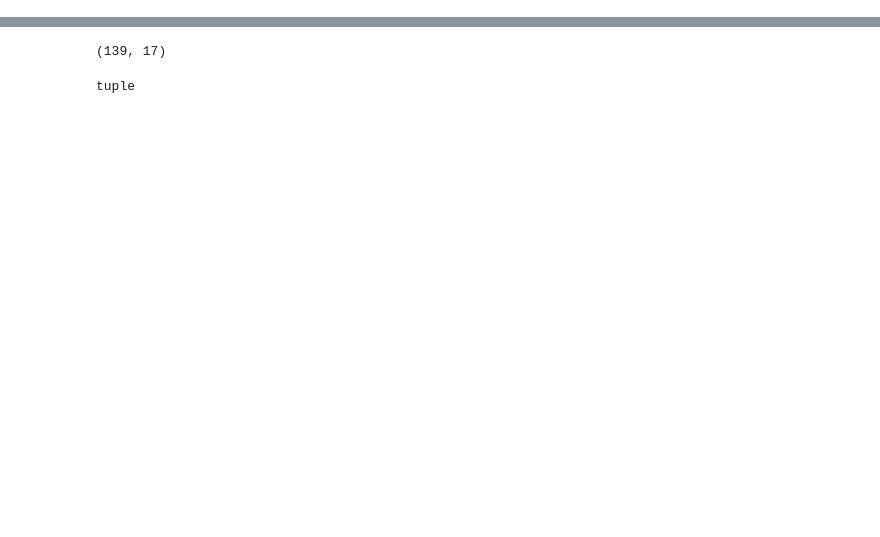
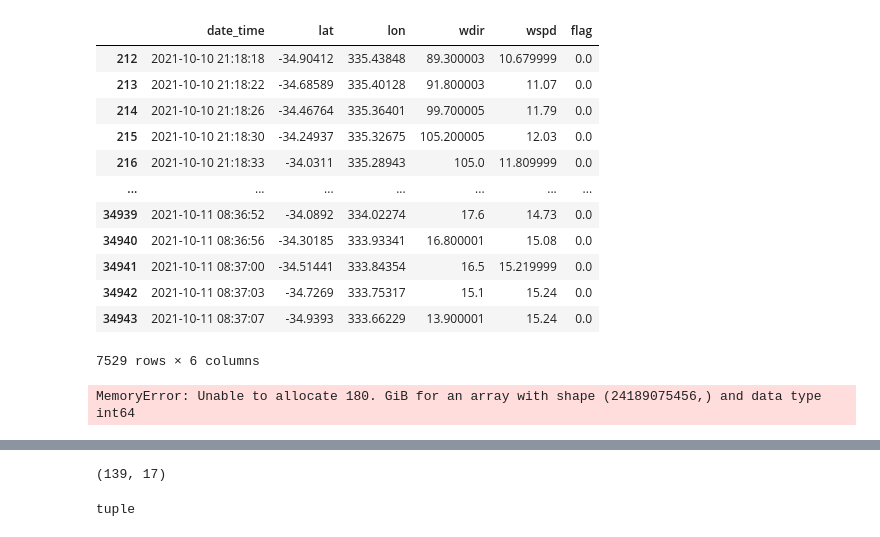
Before and after one commit to soutobias/oceanoobsbrasil, a Jupyter notebook: notebooks/metop.ipynb, the cells around one changed output, grey strips where cells are left out. Drawn from its saved outputs; the diff is of its cells as text; code cells hidden in the pictures; blank space fills up the shorter version.

```diff
--- a/notebooks/metop.ipynb
+++ b/notebooks/metop.ipynb
@@ -0,0 +180,20 @@
+# %%
+date_time = np.array(pd.melt(wind_time, value_name = 'date_time')['date_time'])
+wdir = np.array(pd.melt(wind_dir, value_name = 'wdir')['wdir'])
+wspd = np.array(pd.melt(wind_speed, value_name = 'wspd')['wspd'])
+lat = np.array(pd.melt(wind_lat, value_name = 'lat')['lat'])
+lon = np.array(pd.melt(wind_lon, value_name = 'lon')['lon'])
+win_flag = np.array(pd.melt(wind_flag, value_name = 'win_flag')['win_flag'])
+allData = [date_time, lat, lon, wdir, wspd, win_flag]
+df = pd.DataFrame(allData).T
+df.columns = ['date_time', 'lat', 'lon', 'wdir', 'wspd', 'flag']
+df = df[df['flag'] == 0]
+df.lat = pd.to_numeric(df.lat, errors='coerce').round(decimals=4)
+df.lon = pd.to_numeric(df.lon, errors='coerce').round(decimals=4)
+df.wdir = pd.to_numeric(df.wdir, errors='coerce').round()
+df.wspd = pd.to_numeric(df.wspd, errors='coerce').round(decimals=1)
+df = df.replace(0, np.nan)
+df.drop(columns='flag', inplace=True)
+df.dropna(inplace=True)
+df.lon = df.lon-360
+df = df.iloc[::7]
@@ -0,0 +219,25 @@
+# %%
+df[df['flag']==0]
+# %% [output]
+|  | date_time | lat | lon | wdir | wspd | flag |
+| 212 | 2021-10-10 21:18:18 | -34.90412 | 335.43848 | 89.300003 | 10.679999 | 0.0 |
+| 213 | 2021-10-10 21:18:22 | -34.68589 | 335.40128 | 91.800003 | 11.07 | 0.0 |
+| 214 | 2021-10-10 21:18:26 | -34.46764 | 335.36401 | 99.700005 | 11.79 | 0.0 |
+| 215 | 2021-10-10 21:18:30 | -34.24937 | 335.32675 | 105.200005 | 12.03 | 0.0 |
+| 216 | 2021-10-10 21:18:33 | -34.0311 | 335.28943 | 105.0 | 11.809999 | 0.0 |
+| ... | ... | ... | ... | ... | ... | ... |
+| 34939 | 2021-10-11 08:36:52 | -34.0892 | 334.02274 | 17.6 | 14.73 | 0.0 |
+| 34940 | 2021-10-11 08:36:56 | -34.30185 | 333.93341 | 16.800001 | 15.08 | 0.0 |
+| 34941 | 2021-10-11 08:37:00 | -34.51441 | 333.84354 | 16.5 | 15.219999 | 0.0 |
+| 34942 | 2021-10-11 08:37:03 | -34.7269 | 333.75317 | 15.1 | 15.24 | 0.0 |
+| 34943 | 2021-10-11 08:37:07 | -34.9393 | 333.66229 | 13.900001 | 15.24 | 0.0 |
+7529 rows × 6 columns
+# %%
+allData = [date_time, lat, lon, wdir, wspd, win_flag]
+
+# Unindo os dataframes
+
+from functools import reduce
+final_df = reduce(lambda left,right: pd.merge(left,right, on = ['variable']), allData)
+# %% [output]
+MemoryError: Unable to allocate 180. GiB for an array with shape (24189075456,) and data type int64
```
Also changed, not shown: parts of 41 cells of this notebook, 33 other files.
